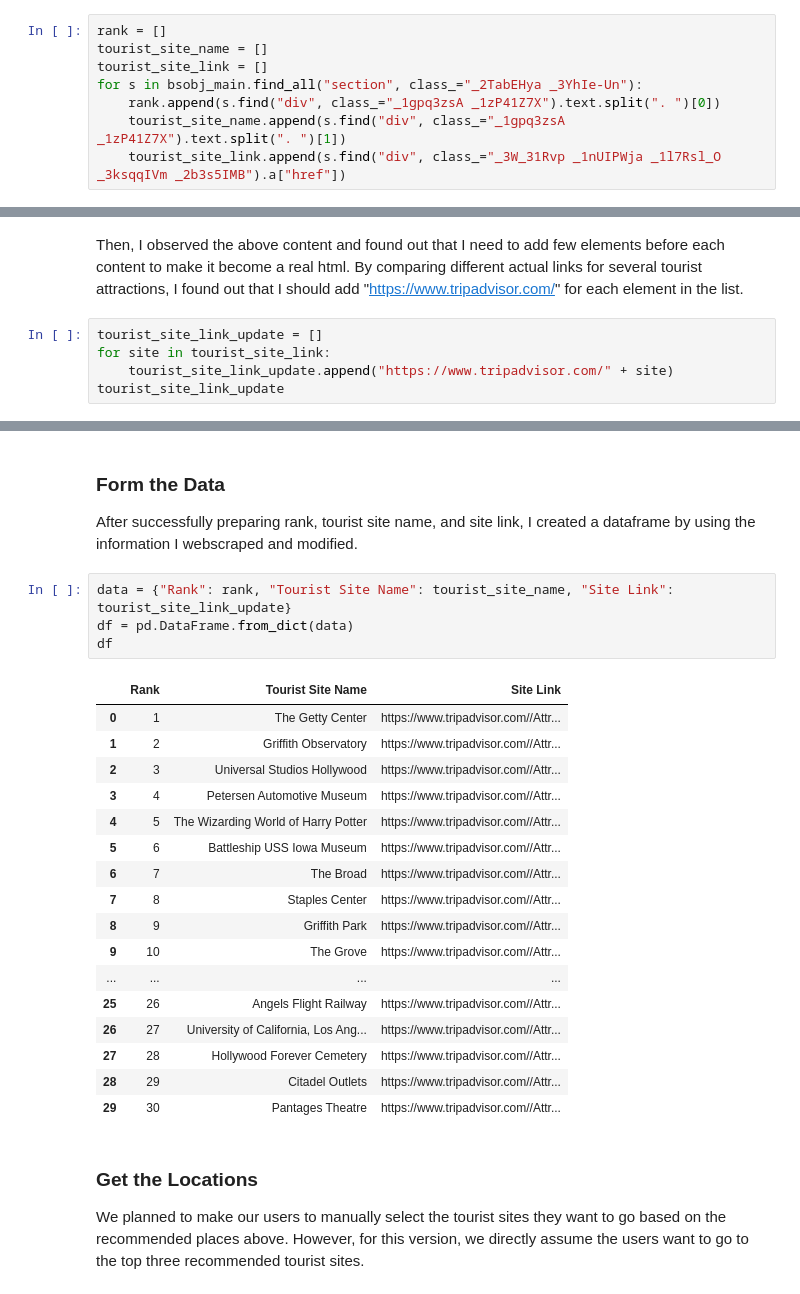
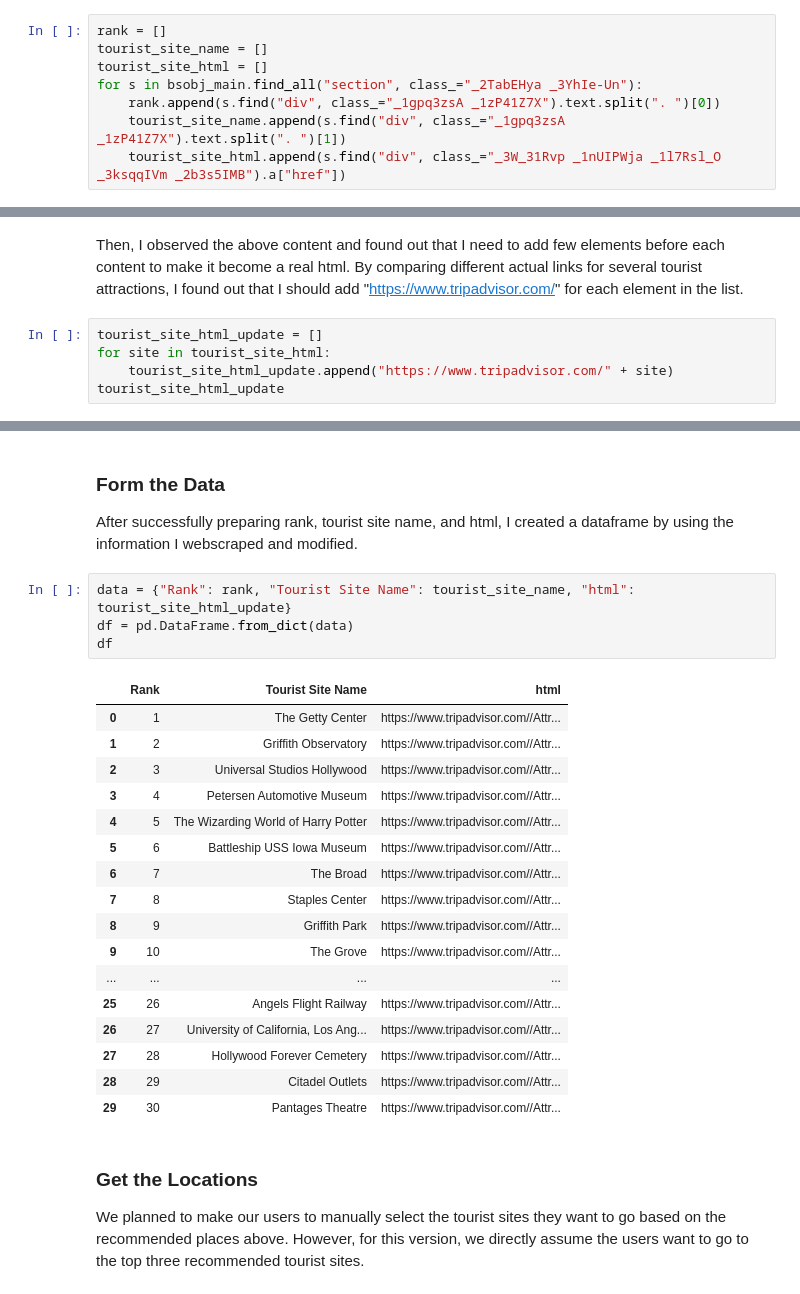
Before and after one commit to jren99/pic16b_project_LA_Travel_Planner, a Jupyter notebook: webscraping_tripadvisors.ipynb, the cells around one changed output, grey strips where cells are left out. Saved outputs shown, nothing was run; the diff lists cells and outputs as text.

```diff
--- a/webscraping_tripadvisors.ipynb
+++ b/webscraping_tripadvisors.ipynb
@@ -36,11 +36,11 @@ On the "Things to Do in Los Angeles" website, I found out that I can click every
 # %%
 rank = []
 tourist_site_name = []
-tourist_site_link = []
+tourist_site_html = []
 for s in bsobj_main.find_all("section", class_="_2TabEHya _3YhIe-Un"):
     rank.append(s.find("div", class_="_1gpq3zsA _1zP41Z7X").text.split(". ")[0])
     tourist_site_name.append(s.find("div", class_="_1gpq3zsA _1zP41Z7X").text.split(". ")[1])
-    tourist_site_link.append(s.find("div", class_="_3W_31Rvp _1nUIPWja _1l7Rsl_O _3ksqqIVm _2b3s5IMB").a["href"])
+    tourist_site_html.append(s.find("div", class_="_3W_31Rvp _1nUIPWja _1l7Rsl_O _3ksqqIVm _2b3s5IMB").a["href"])
 # %%
 rank
 # %% [output]
@@ -104,10 +104,10 @@ tourist_site_link
 # %% [markdown]
 Then, I observed the above content and found out that I need to add few elements before each content to make it become a real html. By comparing different actual links for several tourist attractions, I found out that I should add "https://www.tripadvisor.com/" for each element in the list.
 # %%
-tourist_site_link_update = []
-for site in tourist_site_link:
-    tourist_site_link_update.append("https://www.tripadvisor.com/" + site)
-tourist_site_link_update
+tourist_site_html_update = []
+for site in tourist_site_html:
+    tourist_site_html_update.append("https://www.tripadvisor.com/" + site)
+tourist_site_html_update
 # %% [output]
 ['https://www.tripadvisor.com//Attraction_Review-g32655-d147966-Reviews-The_Getty_Center-Los_Angeles_California.html',
  'https://www.tripadvisor.com//Attraction_Review-g32655-d116887-Reviews-Griffith_Observatory-Los_Angeles_California.html',
@@ -129,13 +129,13 @@ tourist_site_link_update
 # %% [markdown]
 ### Form the Data
 
-After successfully preparing rank, tourist site name, and site link, I created a dataframe by using the information I webscraped and modified.
+After successfully preparing rank, tourist site name, and html, I created a dataframe by using the information I webscraped and modified.
 # %%
-data = {"Rank": rank, "Tourist Site Name": tourist_site_name, "Site Link": tourist_site_link_update}
+data = {"Rank": rank, "Tourist Site Name": tourist_site_name, "html": tourist_site_html_update}
 df = pd.DataFrame.from_dict(data)
 df
 # %% [output]
-|  | Rank | Tourist Site Name | Site Link |
+|  | Rank | Tourist Site Name | html |
 | 0 | 1 | The Getty Center | https://www.tripadvisor.com//Attr... |
 | 1 | 2 | Griffith Observatory | https://www.tripadvisor.com//Attr... |
 | 2 | 3 | Universal Studios Hollywood | https://www.tripadvisor.com//Attr... |
```
Also changed, not shown: parts of 9 cells of this notebook.
